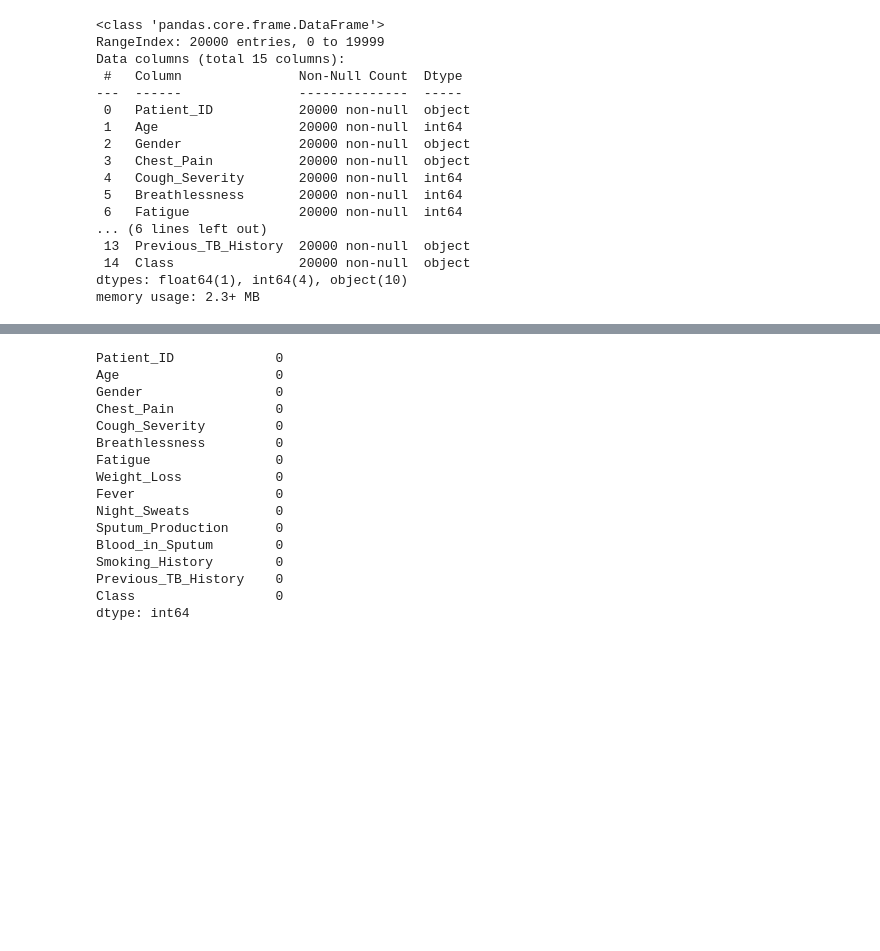
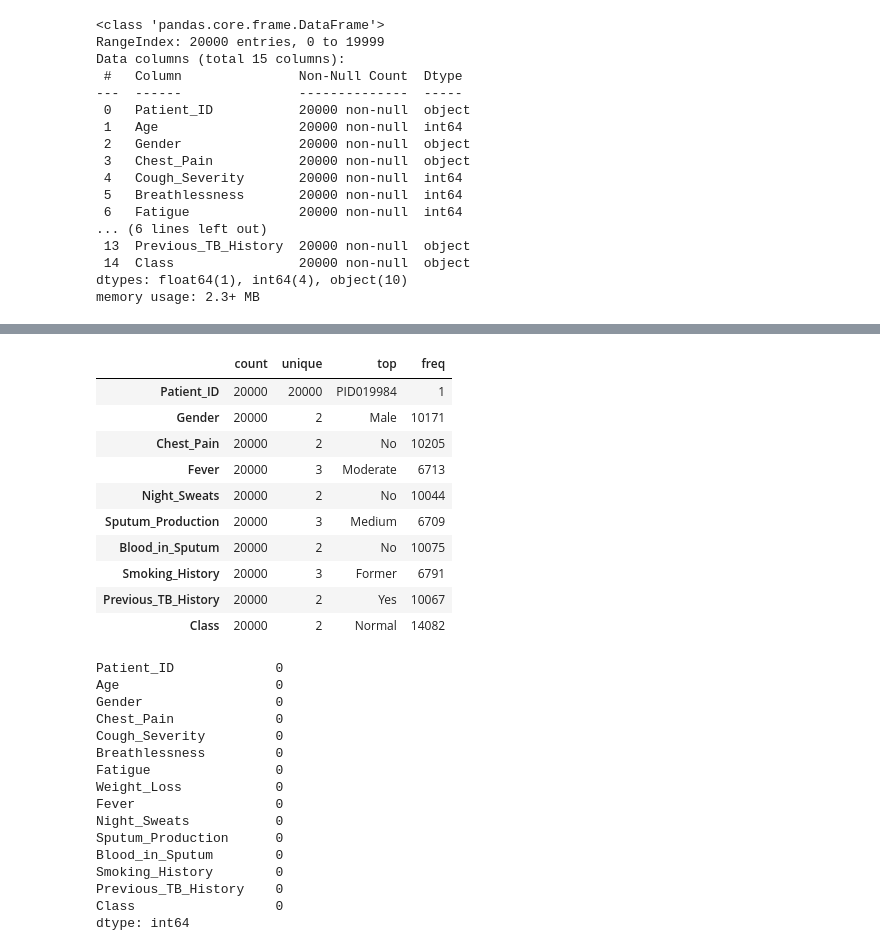
Before and after one commit to SyM97/Tuberculosis_proyect, a Jupyter notebook: notebook/tuberculosis.ipynb, the cells around one changed output, grey strips where cells are left out. Saved outputs shown, nothing was run; the diff lists cells and outputs as text; code cells hidden in the pictures; blank space fills up the shorter version.

```diff
--- a/notebook/tuberculosis.ipynb
+++ b/notebook/tuberculosis.ipynb
@@ -75,3 +72,17 @@ df.describe()
+# %%
+df.describe(include=['object']).T
+# %% [output]
+|  | count | unique | top | freq |
+| Patient_ID | 20000 | 20000 | PID019984 | 1 |
+| Gender | 20000 | 2 | Male | 10171 |
+| Chest_Pain | 20000 | 2 | No | 10205 |
+| Fever | 20000 | 3 | Moderate | 6713 |
+| Night_Sweats | 20000 | 2 | No | 10044 |
+| Sputum_Production | 20000 | 3 | Medium | 6709 |
+| Blood_in_Sputum | 20000 | 2 | No | 10075 |
+| Smoking_History | 20000 | 3 | Former | 6791 |
+| Previous_TB_History | 20000 | 2 | Yes | 10067 |
+| Class | 20000 | 2 | Normal | 14082 |
 # %%
 df.isnull().sum()
 # %% [output]
```
Also changed, not shown: parts of 9 cells of this notebook.
